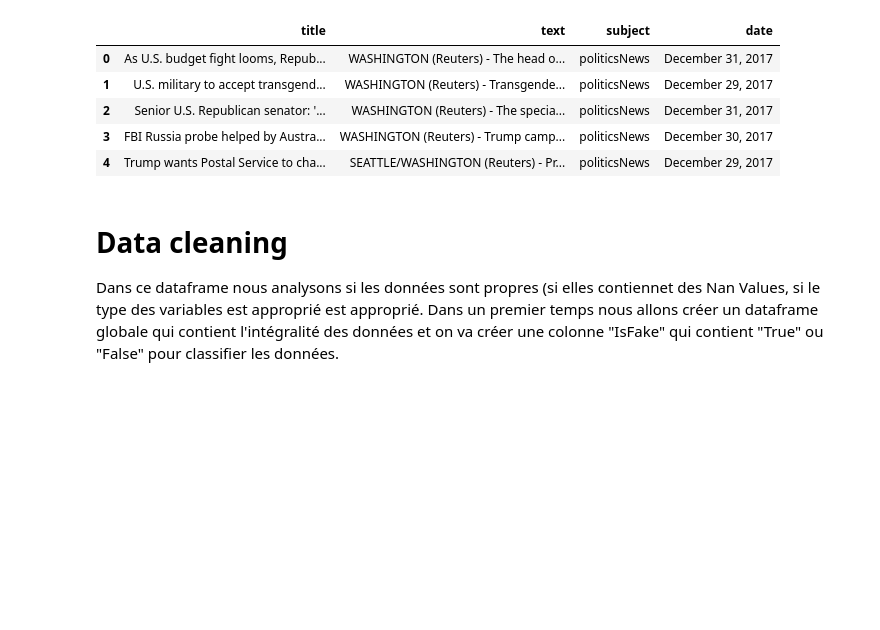
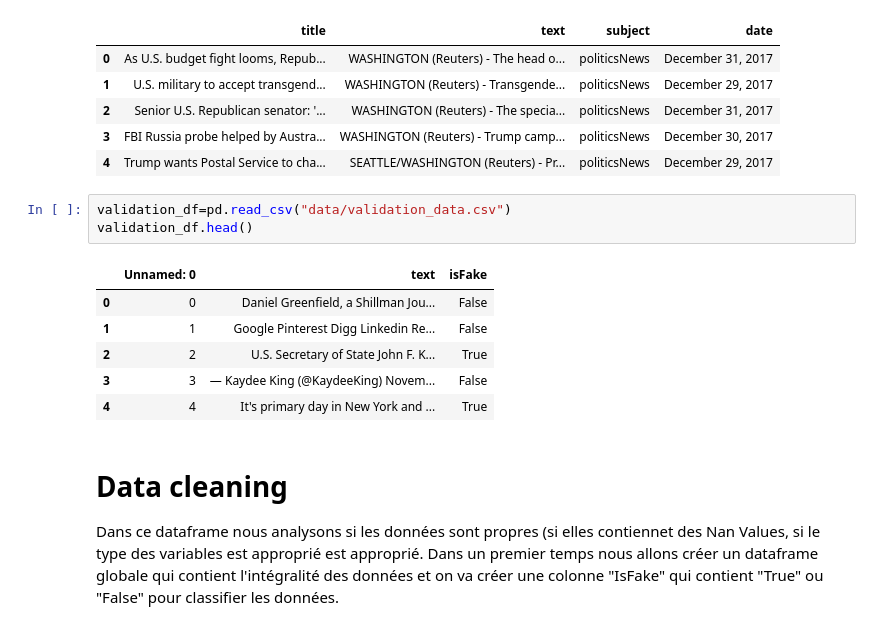
Before and after one commit to BatataNatna/Deep_Fake_project_2024, a Jupyter notebook: Data Analysis.ipynb, the cells around one changed output. Cells and saved outputs as stored; diff of their text form; blank space fills up the shorter version.

```diff
--- a/Data Analysis.ipynb
+++ b/Data Analysis.ipynb
@@ -38,6 +38,16 @@ true_df.head()
 | 2 | Senior U.S. Republican senator: '... | WASHINGTON (Reuters) - The specia... | politicsNews | December 31, 2017 |
 | 3 | FBI Russia probe helped by Austra... | WASHINGTON (Reuters) - Trump camp... | politicsNews | December 30, 2017 |
 | 4 | Trump wants Postal Service to cha... | SEATTLE/WASHINGTON (Reuters) - Pr... | politicsNews | December 29, 2017 |
+# %%
+validation_df=pd.read_csv("data/validation_data.csv")
+validation_df.head()
+# %% [output]
+|  | Unnamed: 0 | text | isFake |
+| 0 | 0 | Daniel Greenfield, a Shillman Jou... | False |
+| 1 | 1 | Google Pinterest Digg Linkedin Re... | False |
+| 2 | 2 | U.S. Secretary of State John F. K... | True |
+| 3 | 3 | — Kaydee King (@KaydeeKing) Novem... | False |
+| 4 | 4 | It's primary day in New York and ... | True |
 # %% [markdown]
 # Data cleaning
 Dans ce dataframe nous analysons si les données sont propres (si elles contiennet des Nan Values, si le type des variables est approprié est approprié. Dans un premier temps nous allons créer un dataframe globale qui contient l'intégralité des données et on va créer une colonne "IsFake" qui contient "True" ou "False" pour classifier les données.
```
Also changed, not shown: parts of 7 cells of this notebook.
